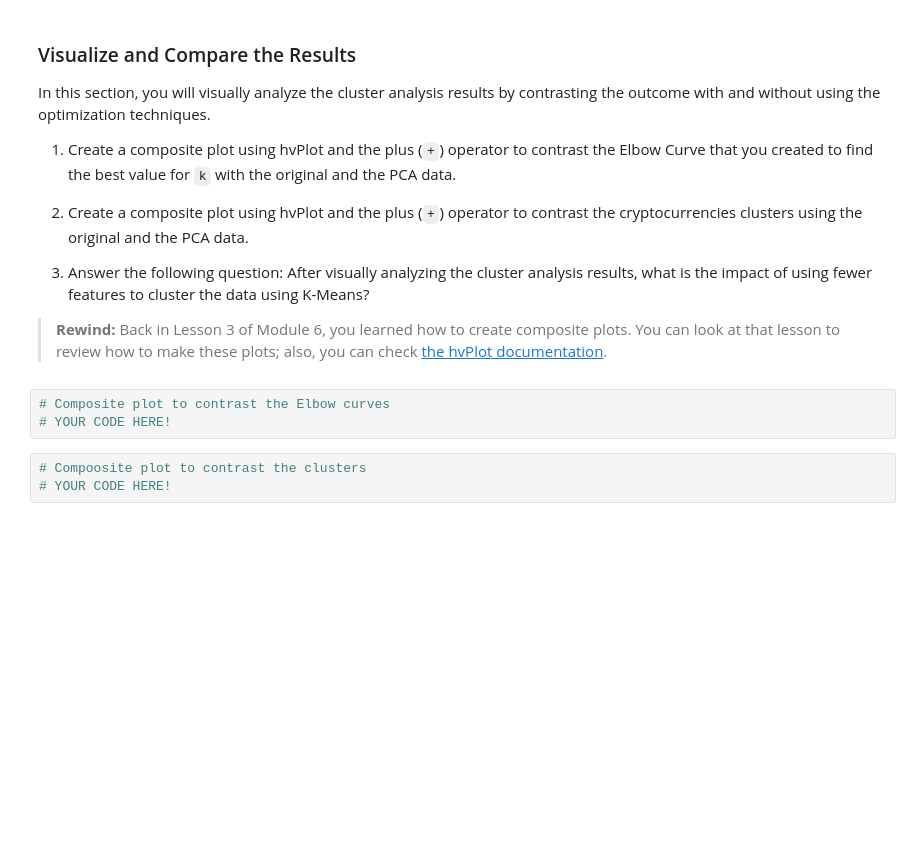
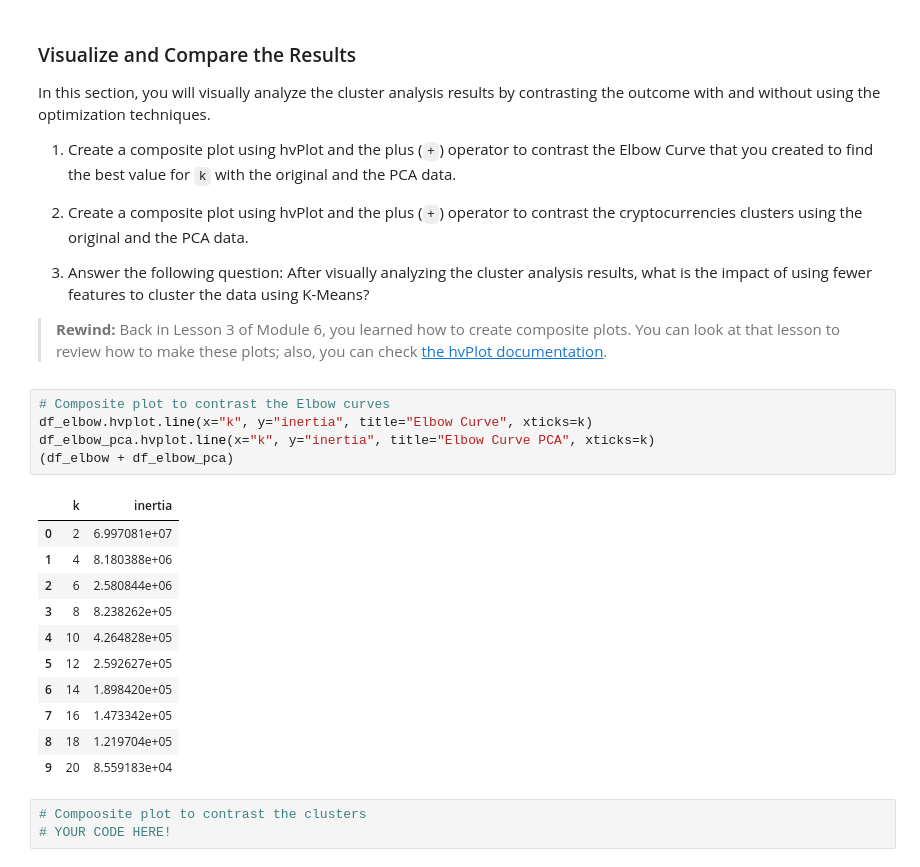
Before and after one commit to jpweldon/Module_10_Challenge, a Jupyter notebook: crypto_investments.ipynb, the cells around one changed output. Saved outputs shown, nothing was run; the diff lists cells and outputs as text; blank space fills up the shorter version.

```diff
--- a/crypto_investments.ipynb
+++ b/crypto_investments.ipynb
@@ -434,9 +434,23 @@ In this section, you will visually analyze the cluster analysis results by contr
 3. Answer the following question: After visually analyzing the cluster analysis results, what is the impact of using fewer features to cluster the data using K-Means?
 
 > **Rewind:** Back in Lesson 3 of Module 6, you learned how to create composite plots. You can look at that lesson to review how to make these plots; also, you can check [the hvPlot documentation](https://holoviz.org/tutorial/Composing_Plots.html).
-# %%
-# Composite plot to contrast the Elbow curves
-# YOUR CODE HERE!
+# %%
+# Composite plot to contrast the Elbow curves
+df_elbow.hvplot.line(x="k", y="inertia", title="Elbow Curve", xticks=k)
+df_elbow_pca.hvplot.line(x="k", y="inertia", title="Elbow Curve PCA", xticks=k)
+(df_elbow + df_elbow_pca)
+# %% [output]
+|  | k | inertia |
+| 0 | 2 | 6.997081e+07 |
+| 1 | 4 | 8.180388e+06 |
+| 2 | 6 | 2.580844e+06 |
+| 3 | 8 | 8.238262e+05 |
+| 4 | 10 | 4.264828e+05 |
+| 5 | 12 | 2.592627e+05 |
+| 6 | 14 | 1.898420e+05 |
+| 7 | 16 | 1.473342e+05 |
+| 8 | 18 | 1.219704e+05 |
+| 9 | 20 | 8.559183e+04 |
 # %%
 # Compoosite plot to contrast the clusters
 # YOUR CODE HERE!
```
Also changed, not shown: 1 other file.
